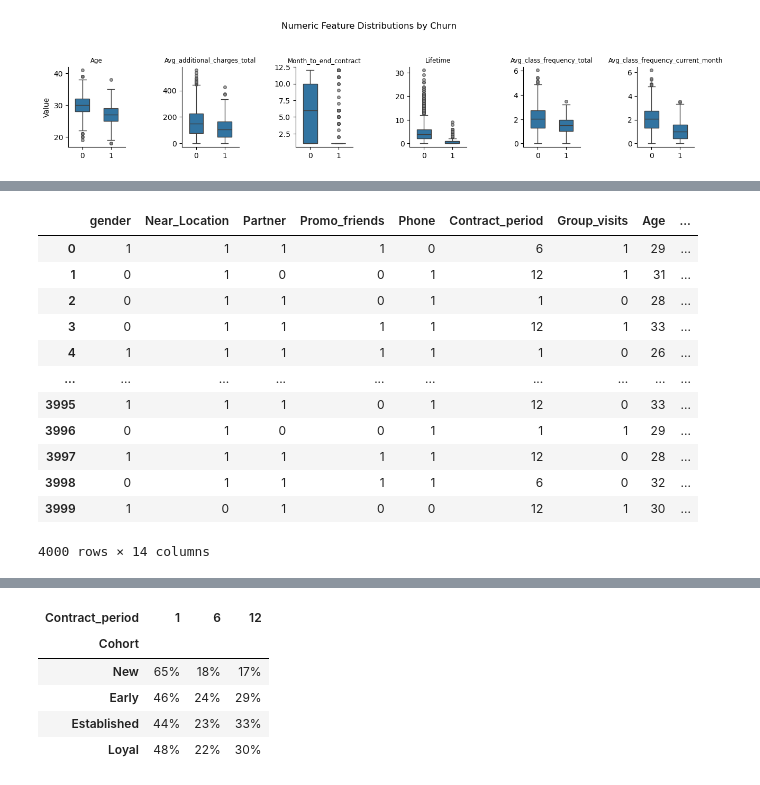
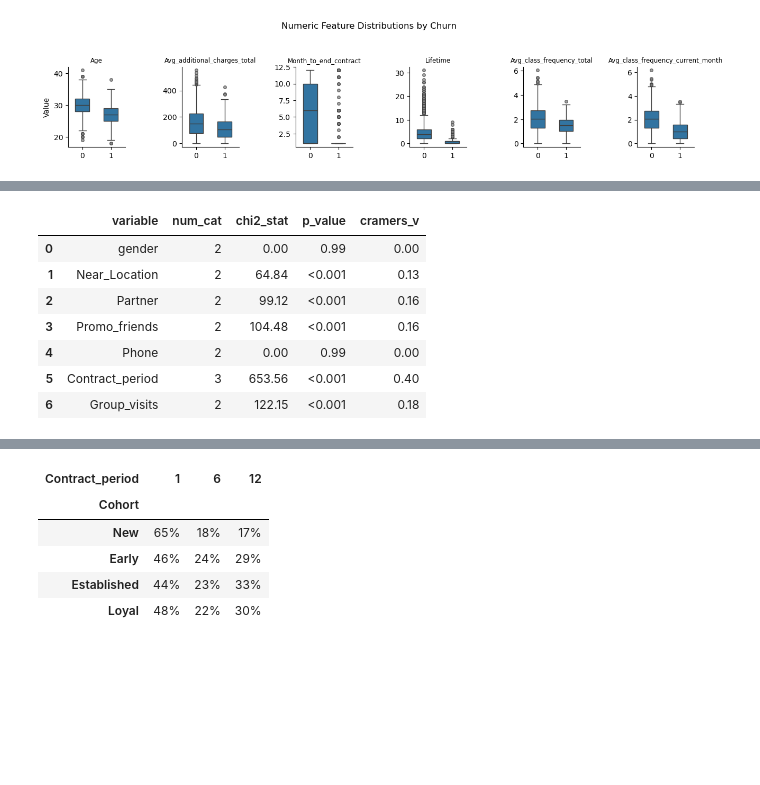
Before and after one commit to dbolotov/data_science_blog, a Jupyter notebook: gym_churn_analysis/gym_churn_analysis.ipynb, the cells around one changed output, grey strips where cells are left out. Saved outputs shown, nothing was run; the diff lists cells and outputs as text; code cells hidden in the pictures; blank space fills up the shorter version.

```diff
--- a/gym_churn_analysis/gym_churn_analysis.ipynb
+++ b/gym_churn_analysis/gym_churn_analysis.ipynb
@@ -282,16 +267,40 @@ Bin customers into 4 cohorts - New (<3 months), Early (3-5 months), Established
-# %%
-df
-# %% [output]
-|  | gender | Near_Location | Partner | Promo_friends | Phone | Contract_period | Group_visits | Age | ... |
-| 0 | 1 | 1 | 1 | 1 | 0 | 6 | 1 | 29 | ... |
-| 1 | 0 | 1 | 0 | 0 | 1 | 12 | 1 | 31 | ... |
-| 2 | 0 | 1 | 1 | 0 | 1 | 1 | 0 | 28 | ... |
-| 3 | 0 | 1 | 1 | 1 | 1 | 12 | 1 | 33 | ... |
-| 4 | 1 | 1 | 1 | 1 | 1 | 1 | 0 | 26 | ... |
-| ... | ... | ... | ... | ... | ... | ... | ... | ... | ... |
-| 3995 | 1 | 1 | 1 | 0 | 1 | 12 | 0 | 33 | ... |
-| 3996 | 0 | 1 | 0 | 0 | 1 | 1 | 1 | 29 | ... |
-| 3997 | 1 | 1 | 1 | 1 | 1 | 12 | 0 | 28 | ... |
-| 3998 | 0 | 1 | 1 | 1 | 1 | 6 | 0 | 32 | ... |
-| 3999 | 1 | 0 | 1 | 0 | 0 | 12 | 1 | 30 | ... |
-4000 rows × 14 columns
+# %%
+def cramers_v(confusion_matrix):
+    """Calculate Cramer's V statistic for categorical-categorical association."""
+    chi2 = chi2_contingency(confusion_matrix, correction=False)[0]
+    n = confusion_matrix.sum().sum()
+    r, k = confusion_matrix.shape
+    return np.sqrt(chi2 / (n * (min(r, k) - 1)))
+
+def run_chi2_tests(df, cat_vars, target='Churn', pretty=True):
+    """Compare categorical variables between churners and non-churners using chi-square test."""
+    results = []
+
+    for var in cat_vars:
+        contingency = pd.crosstab(df[var], df[target])
+        chi2, p, _, _ = chi2_contingency(contingency)
+        cramers = cramers_v(contingency)
+
+        results.append({'variable': var, 'num_cat': contingency.shape[0],
+            'chi2_stat': chi2, 'p_value': p, 'cramers_v': cramers})
+
+    results_df = pd.DataFrame(results)
+
+    if pretty:
+        results_df['chi2_stat'] = results_df['chi2_stat'].round(2)
+        results_df['p_value'] = results_df['p_value'].apply(lambda x: '<0.001' if x < 0.001 else round(x, 3))
+        results_df['cramers_v'] = results_df['cramers_v'].round(2)
+
+    return results_df
+
+chi2_results = run_chi2_tests(df, cat_vars, pretty=True)
+chi2_results
+# %% [output]
+|  | variable | num_cat | chi2_stat | p_value | cramers_v |
+| 0 | gender | 2 | 0.00 | 0.99 | 0.00 |
+| 1 | Near_Location | 2 | 64.84 | <0.001 | 0.13 |
+| 2 | Partner | 2 | 99.12 | <0.001 | 0.16 |
+| 3 | Promo_friends | 2 | 104.48 | <0.001 | 0.16 |
+| 4 | Phone | 2 | 0.00 | 0.99 | 0.00 |
+| 5 | Contract_period | 3 | 653.56 | <0.001 | 0.40 |
+| 6 | Group_visits | 2 | 122.15 | <0.001 | 0.18 |
```
Also changed, not shown: parts of 30 cells of this notebook.
